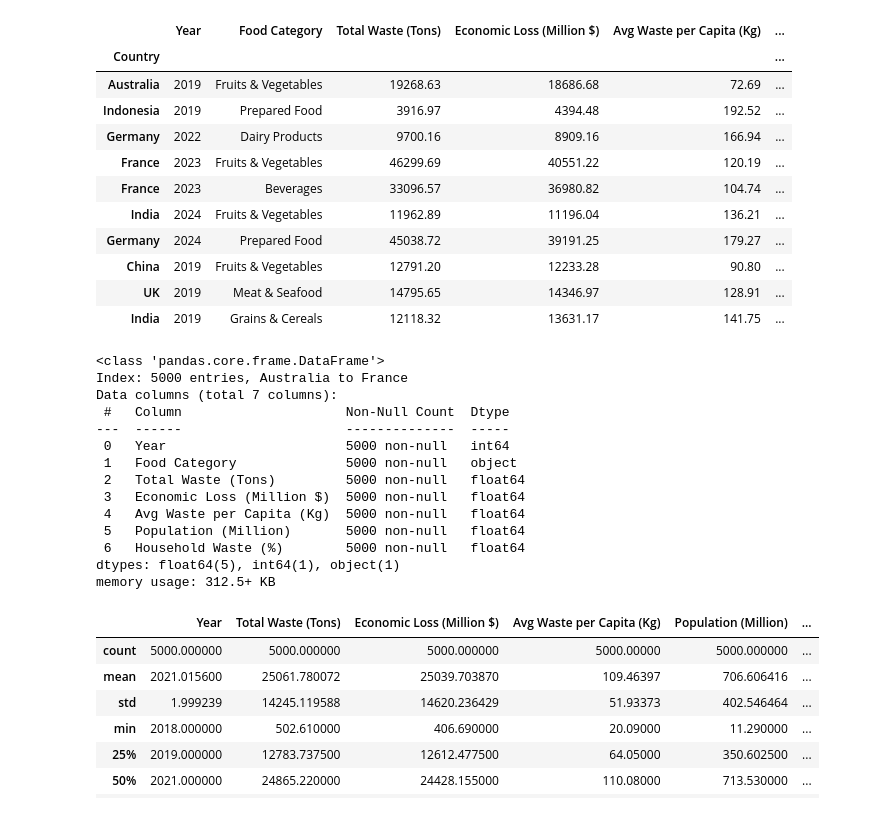
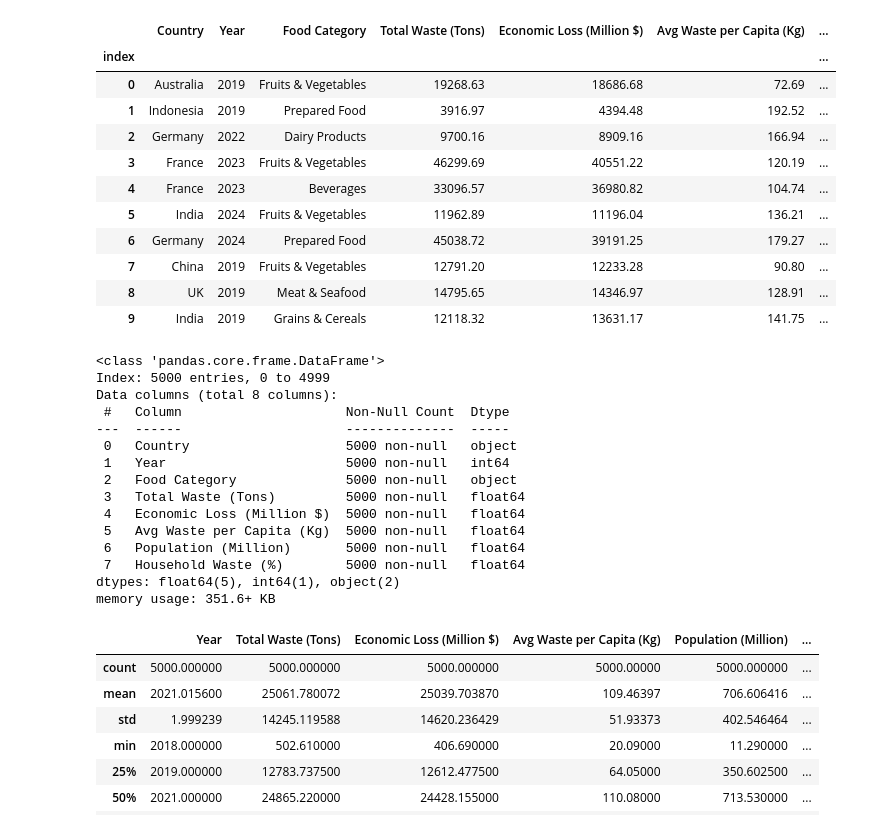
Before and after one commit to kerryoostdyk/Project4-Group1, a Jupyter notebook: Machine_Learning/project4_ML_supervised_regressor.ipynb, the cells around one changed output. Saved outputs shown, nothing was run; the diff lists cells and outputs as text; code cells hidden in the pictures.

```diff
--- a/Machine_Learning/project4_ML_supervised_regressor.ipynb
+++ b/Machine_Learning/project4_ML_supervised_regressor.ipynb
@@ -31,43 +31,45 @@ warnings.filterwarnings('ignore')
 # %%
 # Load the data into a Pandas DataFrame
 df= pd.read_csv(
-    "../Resources/global_food_wastage_dataset.csv",
-    index_col="Country")
+    "../Resources/global_food_wastage_dataset.csv")
+df['index'] = range(len(df))
+df = df.set_index('index')
 
 # Display sample data
 df.head(10)
 # %% [output]
-|  | Year | Food Category | Total Waste (Tons) | Economic Loss (Million $) | Avg Waste per Capita (Kg) | ... |
-| Country |  |  |  |  |  | ... |
-| Australia | 2019 | Fruits & Vegetables | 19268.63 | 18686.68 | 72.69 | ... |
-| Indonesia | 2019 | Prepared Food | 3916.97 | 4394.48 | 192.52 | ... |
-| Germany | 2022 | Dairy Products | 9700.16 | 8909.16 | 166.94 | ... |
-| France | 2023 | Fruits & Vegetables | 46299.69 | 40551.22 | 120.19 | ... |
-| France | 2023 | Beverages | 33096.57 | 36980.82 | 104.74 | ... |
-| India | 2024 | Fruits & Vegetables | 11962.89 | 11196.04 | 136.21 | ... |
-| Germany | 2024 | Prepared Food | 45038.72 | 39191.25 | 179.27 | ... |
-| China | 2019 | Fruits & Vegetables | 12791.20 | 12233.28 | 90.80 | ... |
-| UK | 2019 | Meat & Seafood | 14795.65 | 14346.97 | 128.91 | ... |
-| India | 2019 | Grains & Cereals | 12118.32 | 13631.17 | 141.75 | ... |
+|  | Country | Year | Food Category | Total Waste (Tons) | Economic Loss (Million $) | Avg Waste per Capita (Kg) | ... |
+| index |  |  |  |  |  |  | ... |
+| 0 | Australia | 2019 | Fruits & Vegetables | 19268.63 | 18686.68 | 72.69 | ... |
+| 1 | Indonesia | 2019 | Prepared Food | 3916.97 | 4394.48 | 192.52 | ... |
+| 2 | Germany | 2022 | Dairy Products | 9700.16 | 8909.16 | 166.94 | ... |
+| 3 | France | 2023 | Fruits & Vegetables | 46299.69 | 40551.22 | 120.19 | ... |
+| 4 | France | 2023 | Beverages | 33096.57 | 36980.82 | 104.74 | ... |
+| 5 | India | 2024 | Fruits & Vegetables | 11962.89 | 11196.04 | 136.21 | ... |
+| 6 | Germany | 2024 | Prepared Food | 45038.72 | 39191.25 | 179.27 | ... |
+| 7 | China | 2019 | Fruits & Vegetables | 12791.20 | 12233.28 | 90.80 | ... |
+| 8 | UK | 2019 | Meat & Seafood | 14795.65 | 14346.97 | 128.91 | ... |
+| 9 | India | 2019 | Grains & Cereals | 12118.32 | 13631.17 | 141.75 | ... |
 # %%
 df.info()
 #No Null values-no need for imputation
 #Food Category is a string-May need encoding
 # %% [output]
 <class 'pandas.core.frame.DataFrame'>
-Index: 5000 entries, Australia to France
-Data columns (total 7 columns):
+Index: 5000 entries, 0 to 4999
+Data columns (total 8 columns):
  #   Column                     Non-Null Count  Dtype
 ---  ------                     --------------  -----
- 0   Year                       5000 non-null   int64
- 1   Food Category              5000 non-null   object
- 2   Total Waste (Tons)         5000 non-null   float64
- 3   Economic Loss (Million $)  5000 non-null   float64
- 4   Avg Waste per Capita (Kg)  5000 non-null   float64
- 5   Population (Million)       5000 non-null   float64
- 6   Household Waste (%)        5000 non-null   float64
-dtypes: float64(5), int64(1), object(1)
-memory usage: 312.5+ KB
+ 0   Country                    5000 non-null   object
+ 1   Year                       5000 non-null   int64
+ 2   Food Category              5000 non-null   object
+ 3   Total Waste (Tons)         5000 non-null   float64
+ 4   Economic Loss (Million $)  5000 non-null   float64
+ 5   Avg Waste per Capita (Kg)  5000 non-null   float64
+ 6   Population (Million)       5000 non-null   float64
+ 7   Household Waste (%)        5000 non-null   float64
+dtypes: float64(5), int64(1), object(2)
+memory usage: 351.6+ KB
 # %%
 # Generate summary statistics
 df.describe()
```
Also changed, not shown: parts of 21 cells of this notebook, 36 other files.
